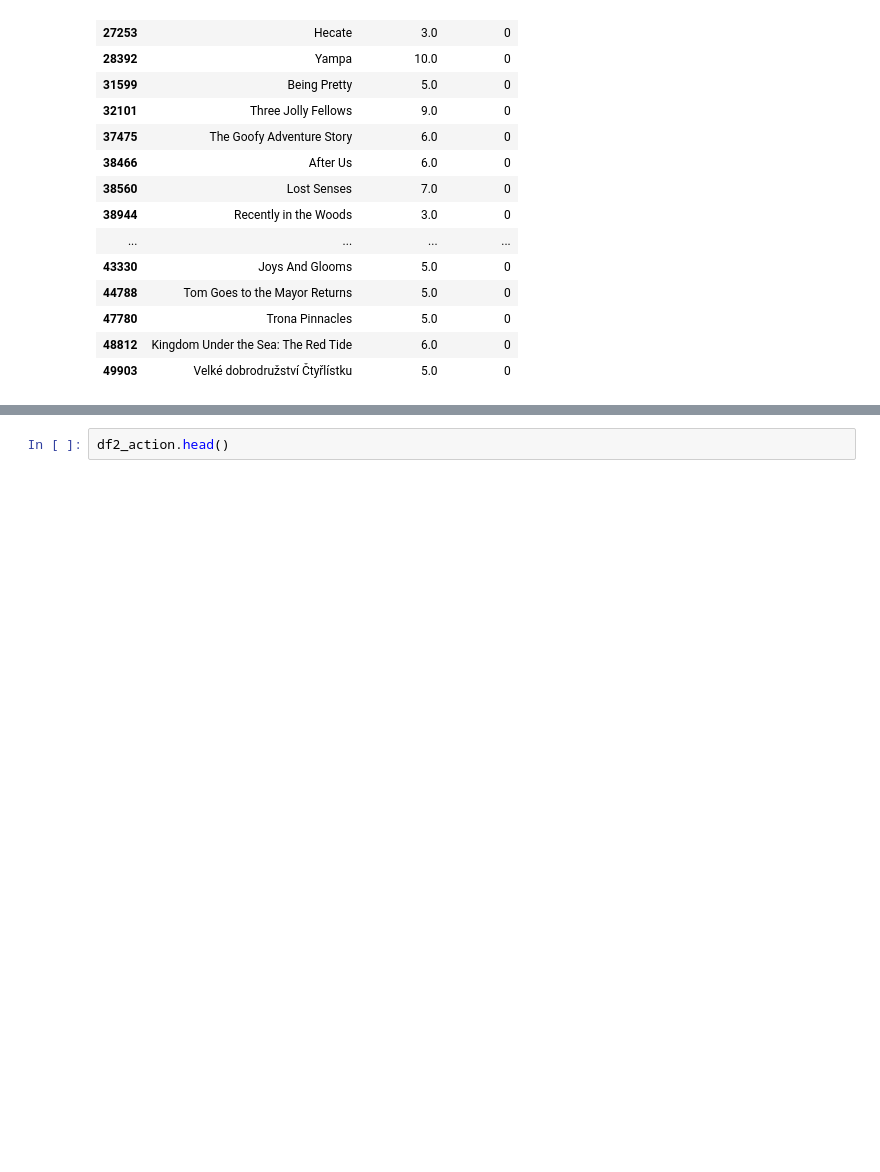
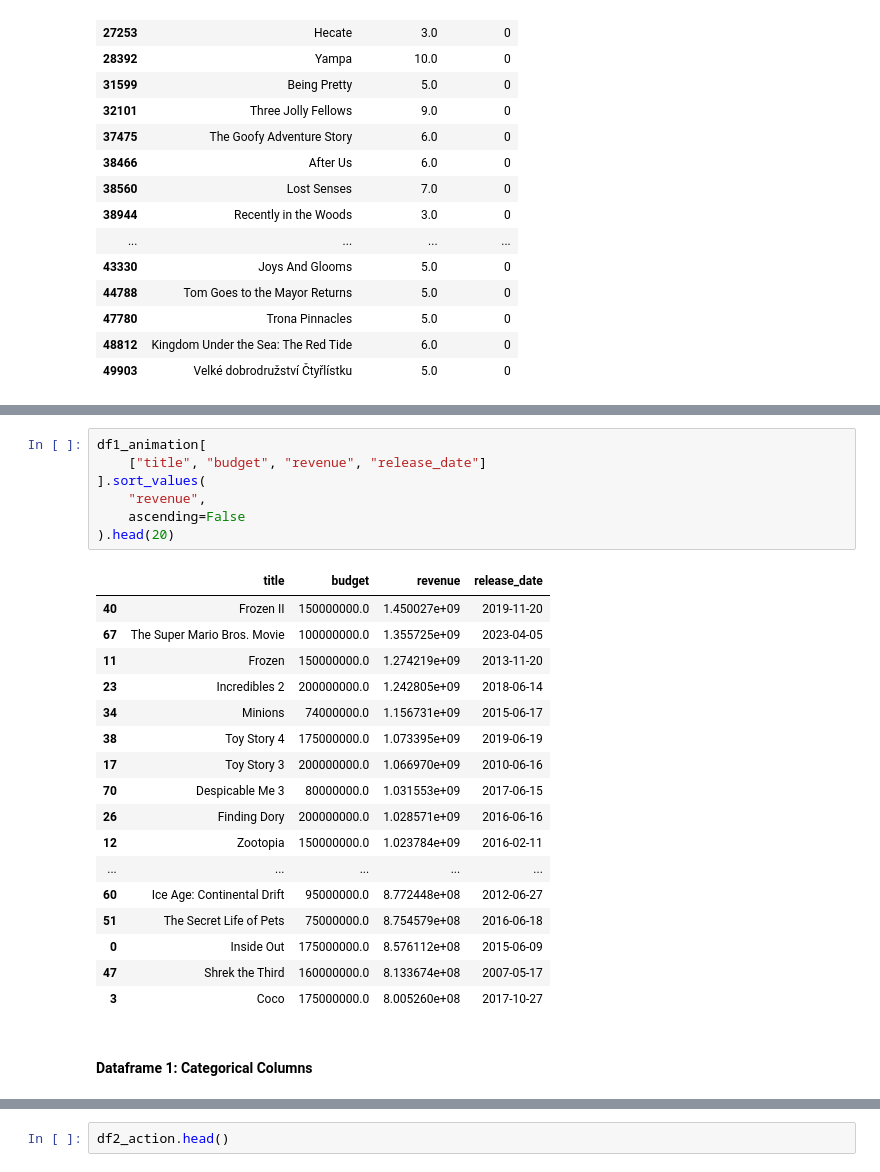
Before and after one commit to egarr831/EGarrison_ModC_Milestone1_Weeks1-6, a Jupyter notebook: Week1.ipynb, the cells around one changed output, grey strips where cells are left out. Saved outputs shown, nothing was run; the diff lists cells and outputs as text; blank space fills up the shorter version.

```diff
--- a/Week1.ipynb
+++ b/Week1.ipynb
@@ -224,0 +377,27 @@ df1_animation[
+# %%
+df1_animation[
+    ["title", "budget", "revenue", "release_date"]
+].sort_values(
+    "revenue",
+    ascending=False
+).head(20)
+# %% [output]
+|  | title | budget | revenue | release_date |
+| 40 | Frozen II | 150000000.0 | 1.450027e+09 | 2019-11-20 |
+| 67 | The Super Mario Bros. Movie | 100000000.0 | 1.355725e+09 | 2023-04-05 |
+| 11 | Frozen | 150000000.0 | 1.274219e+09 | 2013-11-20 |
+| 23 | Incredibles 2 | 200000000.0 | 1.242805e+09 | 2018-06-14 |
+| 34 | Minions | 74000000.0 | 1.156731e+09 | 2015-06-17 |
+| 38 | Toy Story 4 | 175000000.0 | 1.073395e+09 | 2019-06-19 |
+| 17 | Toy Story 3 | 200000000.0 | 1.066970e+09 | 2010-06-16 |
+| 70 | Despicable Me 3 | 80000000.0 | 1.031553e+09 | 2017-06-15 |
+| 26 | Finding Dory | 200000000.0 | 1.028571e+09 | 2016-06-16 |
+| 12 | Zootopia | 150000000.0 | 1.023784e+09 | 2016-02-11 |
+| ... | ... | ... | ... | ... |
+| 60 | Ice Age: Continental Drift | 95000000.0 | 8.772448e+08 | 2012-06-27 |
+| 51 | The Secret Life of Pets | 75000000.0 | 8.754579e+08 | 2016-06-18 |
+| 0 | Inside Out | 175000000.0 | 8.576112e+08 | 2015-06-09 |
+| 47 | Shrek the Third | 160000000.0 | 8.133674e+08 | 2007-05-17 |
+| 3 | Coco | 175000000.0 | 8.005260e+08 | 2017-10-27 |
+# %% [markdown]
+#### Dataframe 1: Categorical Columns
```
Also changed, not shown: parts of 22 cells of this notebook, 1 other file.
